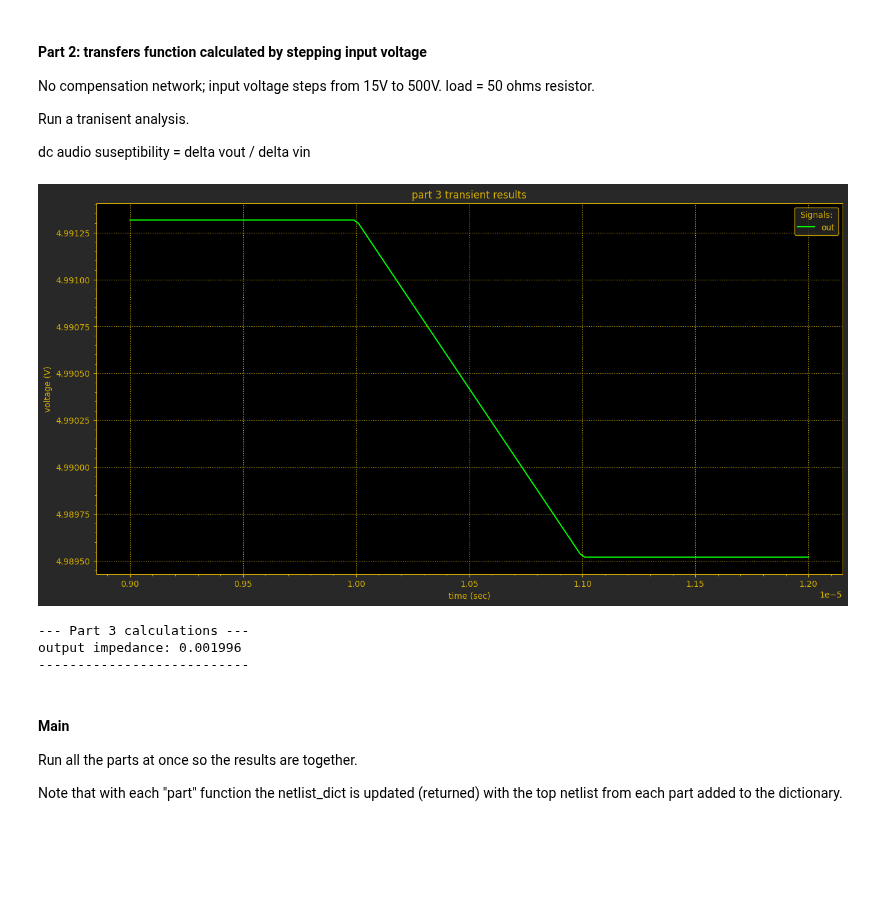
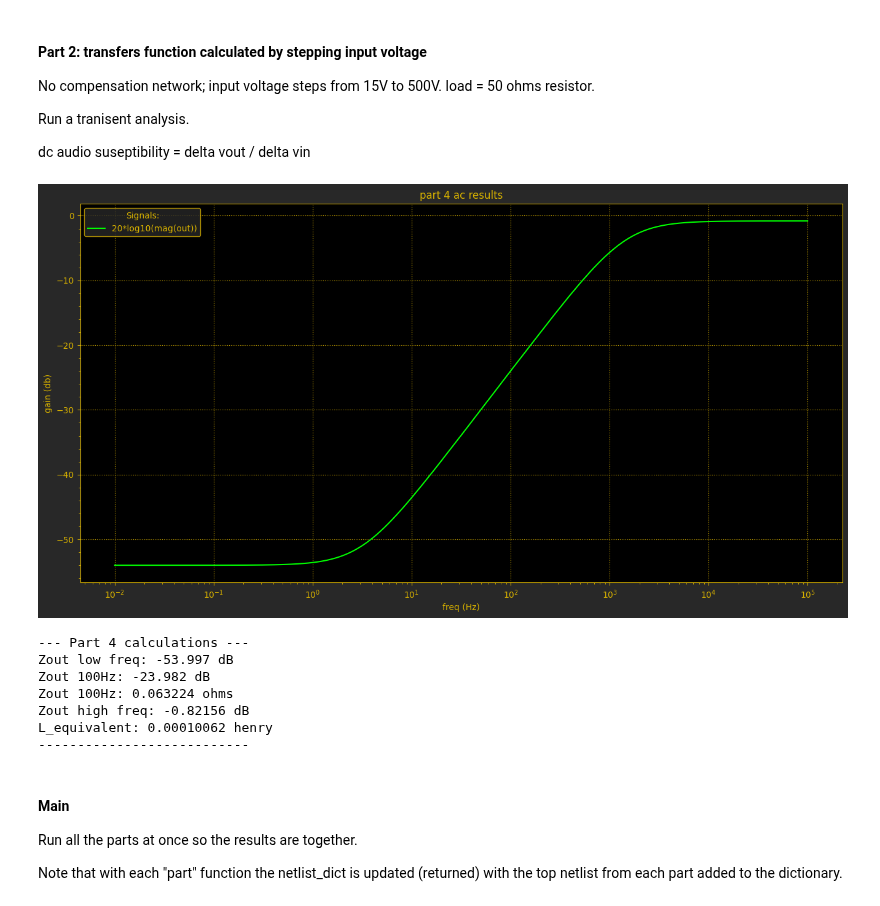
Before and after one commit to astorguy/sw_pwr_book_sim, a Jupyter notebook: python/sec_1_04_04_lin_reg.ipynb, the cells around one changed output. Cells and saved outputs as stored; diff of their text form; code cells hidden in the pictures; blank space fills up the shorter version.

Commit message:
part4 working

```diff
--- a/python/sec_1_04_04_lin_reg.ipynb
+++ b/python/sec_1_04_04_lin_reg.ipynb
@@ -486,12 +486,7 @@ def part3(
     return my_netlists_dict
 
 
-netlists_dict = part3(paths_dict, netlists_dict, vectors_dict)
+# netlists_dict = part3(paths_dict, netlists_dict, vectors_dict)
-# %% [output]
-[figure, removed]
---- Part 3 calculations ---
-output impedance: 0.001996
----------------------------
 # %%
 # Part 4
 
@@ -556,43 +551,51 @@ def part4(
         spi.SimResults.from_file(analysis.cmd_type, analysis.results_filename)
         for analysis in list_of_analyses
     ]
-
-    # give each SimResults object a more descriptive name
-    ac1 = sim_results[0]
+    # get waveforms from sim_results
+    ac1 = spi.Waveforms(sim_results[0].header, sim_results[0].data_plot, npts=1000000)
 
     # display results
     plot_data = ac1.x_axis_and_sigs(my_vectors_dict[Key.VEC_GAIN].list_out())
     y_names = my_vectors_dict[Key.VEC_GAIN].list_out()
     my_plt = spi.Plot("ac_plt", plot_data, y_names, my_paths_dict[Key.RESULTS_PATH])
     my_plt.set_title("part 4 ac results")
     my_plt.define_axes(("freq", "Hz", "log"), ("gain", "db", "linear"))
     my_plt.png()  # create png file and send to results directory
     spi.display_plots()
 
     ac1_numpys: list[numpy_flt] = ac1.x_axis_and_sigs(
         my_vectors_dict[Key.VEC_GAIN].list_out()
     )
-    fbegin, fmid, fend, npoints = (10e-3, 100, 100e3, 100000)
+    fbegin, fmid, fend, npoints = (10e-3, 100, 100e3, 1000000)
     my_meas: spi.StepInfo = spi.StepInfo(
         ac1_numpys[0], ac1_numpys[1], fbegin, fend, npoints
     )
     zout_flow_db:float = my_meas.y_at_x(fbegin)
     zout_100hz_db:float = my_meas.y_at_x(fmid)
     zout_100hz:float = 10**(zout_100hz_db/20)
     zout_fhigh_db:float = my_meas.y_at_x(fend)
     l_equivalent:float = zout_100hz/(2*np.pi*fmid)
 
     formatted_answer: str = f"Zout low freq: {zout_flow_db:.5g} dB\n"
     formatted_answer += f"Zout 100Hz: {zout_100hz_db:.5g} dB\n"
     formatted_answer += f"Zout 100Hz: {zout_100hz:.5g} ohms\n"
     formatted_answer += f"Zout high freq: {zout_fhigh_db:.5g} dB\n"
     formatted_answer += f"L_equivalent: {l_equivalent:.5g} henry"
     spi.print_section("Part 4 calculations", formatted_answer)
 
     return my_netlists_dict
 
 
-# netlists_dict = part4(paths_dict, netlists_dict, vectors_dict)
+netlists_dict = part4(paths_dict, netlists_dict, vectors_dict)
+# %% [output]
+[figure, added]
+--- Part 4 calculations ---
+Zout low freq: -53.997 dB
+Zout 100Hz: -23.982 dB
+Zout 100Hz: 0.063224 ohms
+Zout high freq: -0.82156 dB
+L_equivalent: 0.00010062 henry
+---------------------------
 # %%
 # Part 5
 
```
Also changed, not shown: 2 other files.
